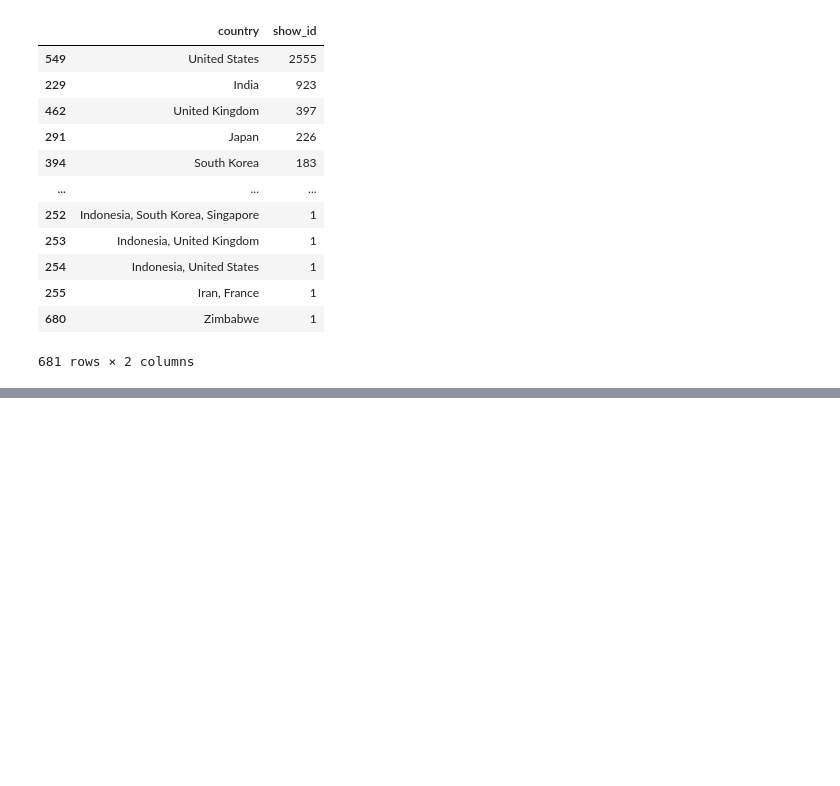
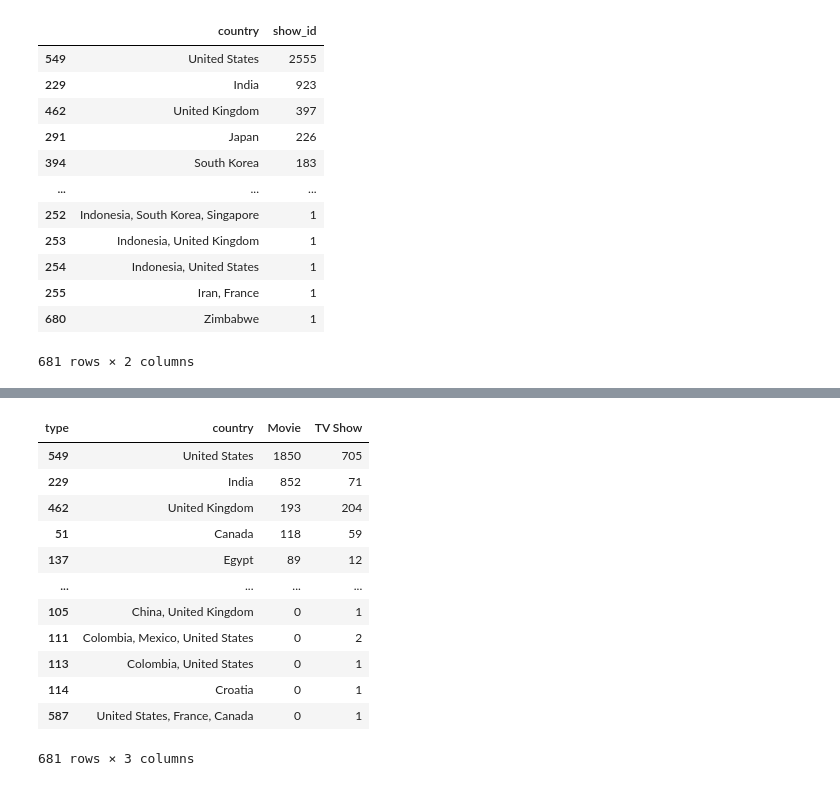
Before and after one commit to nats1207/python_bootcamp, a Jupyter notebook: 20211104_SK_script1_basic_python_datatypes.ipynb, the cells around one changed output, grey strips where cells are left out. Saved outputs shown, nothing was run; the diff lists cells and outputs as text; code cells hidden in the pictures; blank space fills up the shorter version.

```diff
--- a/20211104_SK_script1_basic_python_datatypes.ipynb
+++ b/20211104_SK_script1_basic_python_datatypes.ipynb
@@ -724,0 +750,20 @@ second_dataset
+# %%
+# pivot takes the 'long' format of the data and puts it in 'wide' format
+# we want to create a table with unique counry names, and count the number of types (TV Show or Movie) in two seperate columns
+# fill_value = 0 makes sure that if nothing is found, we set it to 0
+pivot_table = netflix.pivot_table(index="country", columns="type", values="show_id", aggfunc='count', fill_value=0).reset_index().sort_values(by="Movie", ascending=False)
+pivot_table
+# %% [output]
+| type | country | Movie | TV Show |
+| 549 | United States | 1850 | 705 |
+| 229 | India | 852 | 71 |
+| 462 | United Kingdom | 193 | 204 |
+| 51 | Canada | 118 | 59 |
+| 137 | Egypt | 89 | 12 |
+| ... | ... | ... | ... |
+| 105 | China, United Kingdom | 0 | 1 |
+| 111 | Colombia, Mexico, United States | 0 | 2 |
+| 113 | Colombia, United States | 0 | 1 |
+| 114 | Croatia | 0 | 1 |
+| 587 | United States, France, Canada | 0 | 1 |
+681 rows × 3 columns
```
Also changed, not shown: parts of 6 cells of this notebook.
